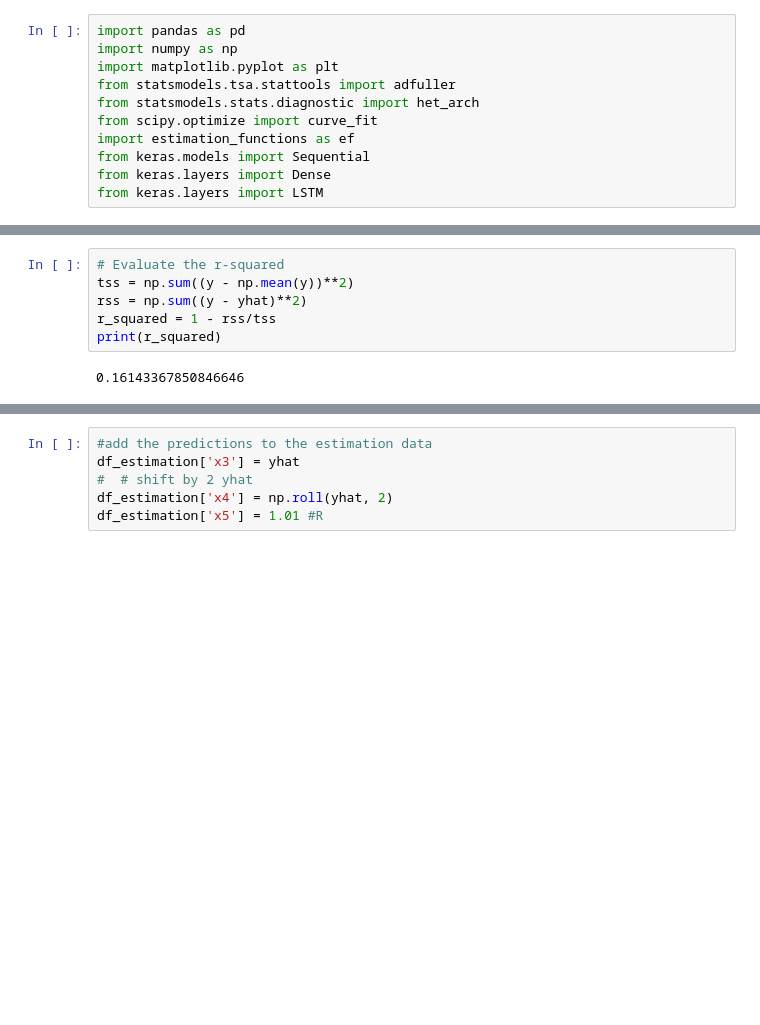
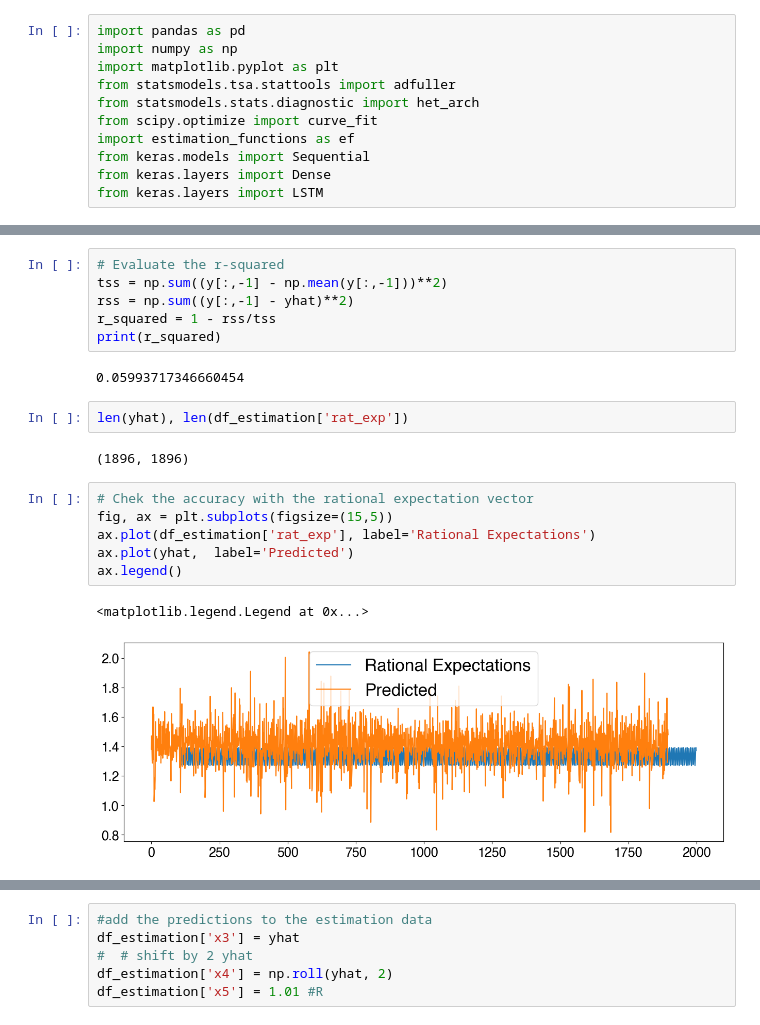
Before and after one commit to TommasoDF/Repo, a Jupyter notebook: Estimation/estimation_simulated.ipynb, the cells around one changed output, grey strips where cells are left out. Cells and saved outputs as stored; diff of their text form; blank space fills up the shorter version.

```diff
--- a/Estimation/estimation_simulated.ipynb
+++ b/Estimation/estimation_simulated.ipynb
@@ -74,8 +73,21 @@ fig.savefig(result_folder + 'LSTM_prediction.png')
 # %%
 # Evaluate the r-squared
-tss = np.sum((y - np.mean(y))**2)
-rss = np.sum((y - yhat)**2)
+tss = np.sum((y[:,-1] - np.mean(y[:,-1]))**2)
+rss = np.sum((y[:,-1] - yhat)**2)
 r_squared = 1 - rss/tss
 print(r_squared)
 # %% [output]
-0.16143367850846646
+0.05993717346660454
+# %%
+len(yhat), len(df_estimation['rat_exp'])
+# %% [output]
+(1896, 1896)
+# %%
+# Chek the accuracy with the rational expectation vector
+fig, ax = plt.subplots(figsize=(15,5))
+ax.plot(df_estimation['rat_exp'], label='Rational Expectations')
+ax.plot(yhat,  label='Predicted')
+ax.legend()
+# %% [output]
+<matplotlib.legend.Legend at 0x...>
+[figure, added]
```
Also changed, not shown: parts of 8 cells of this notebook, 31 other files.
